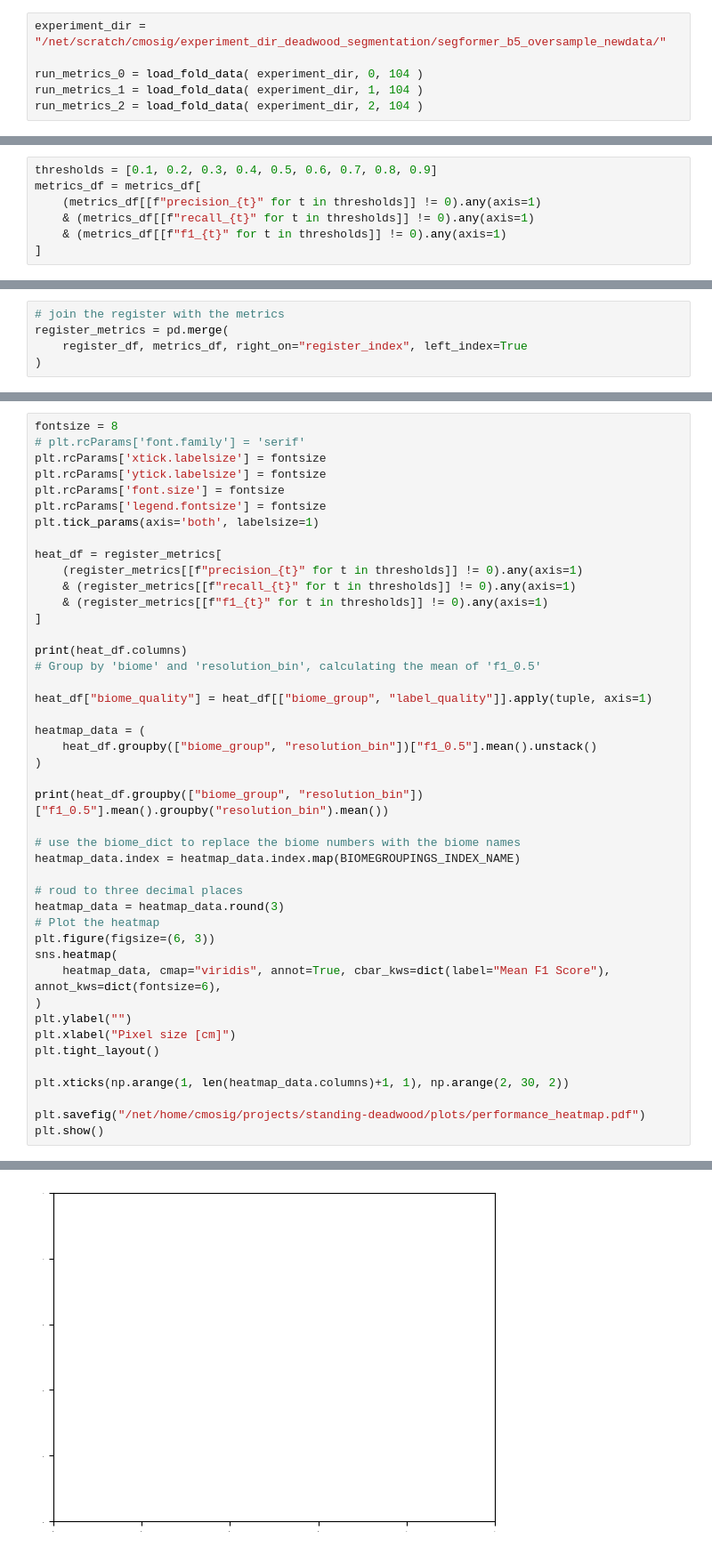
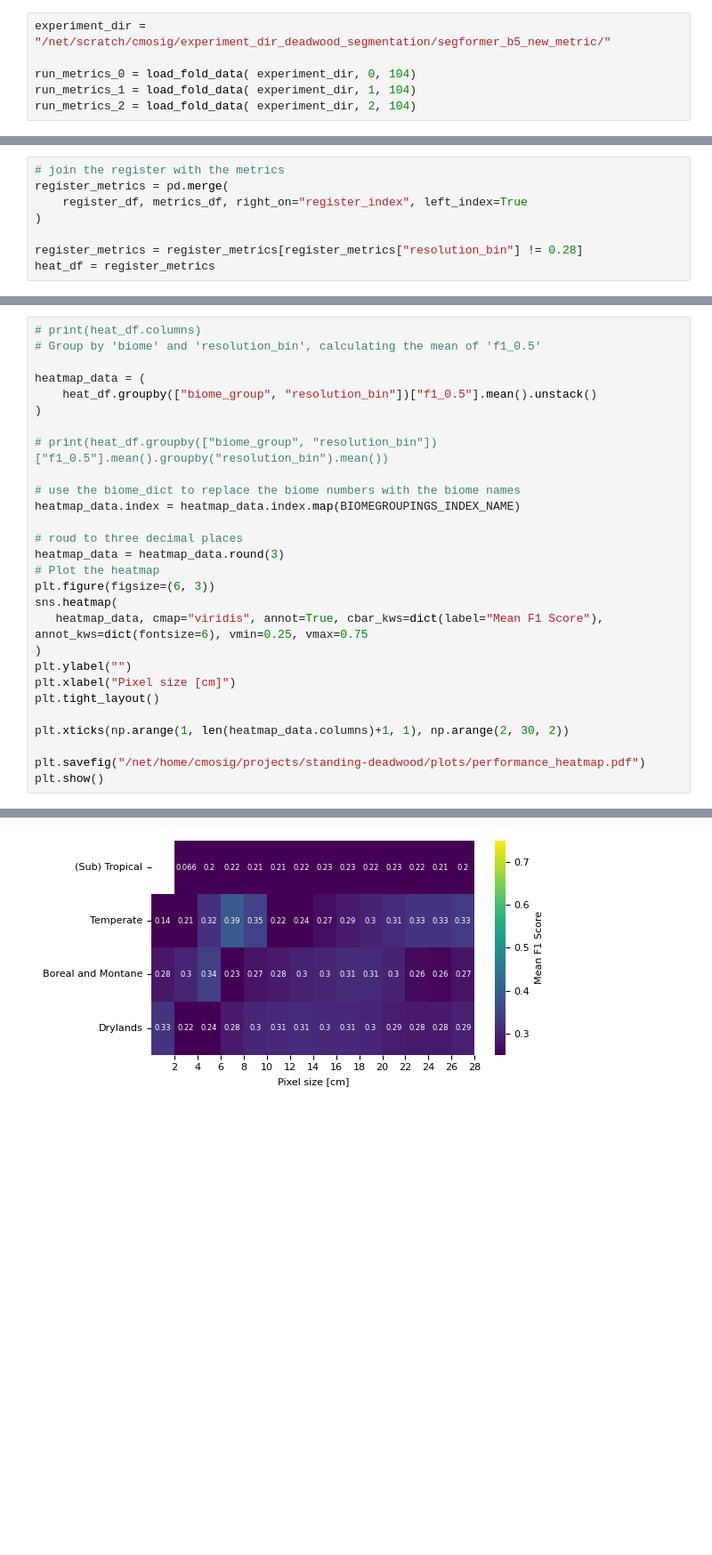
Before and after one commit to jmoeh/standing-deadwood, a Jupyter notebook: plotting_notebooks/100_performance_plots.ipynb, the cells around one changed output, grey strips where cells are left out. Shown: that part at 89% size. Cells and saved outputs as stored; diff of their text form; blank space fills up the shorter version.

Commit message:
update method to compute performance metrics for paper and add new figure

```diff
--- a/plotting_notebooks/100_performance_plots.ipynb
+++ b/plotting_notebooks/100_performance_plots.ipynb
@@ -62,9 +51,9 @@ memory usage: 29.6+ MB
 # %%
-experiment_dir = "/net/scratch/cmosig/experiment_dir_deadwood_segmentation/segformer_b5_oversample_newdata/"
+experiment_dir = "/net/scratch/cmosig/experiment_dir_deadwood_segmentation/segformer_b5_new_metric/"
 
-run_metrics_0 = load_fold_data( experiment_dir, 0, 104 )
-run_metrics_1 = load_fold_data( experiment_dir, 1, 104 )
-run_metrics_2 = load_fold_data( experiment_dir, 2, 104 )
+run_metrics_0 = load_fold_data( experiment_dir, 0, 104)
+run_metrics_1 = load_fold_data( experiment_dir, 1, 104)
+run_metrics_2 = load_fold_data( experiment_dir, 2, 104)
 # %%
 metrics_df = pd.concat([run_metrics_0, run_metrics_1, run_metrics_2], ignore_index=True)
 metrics_df
@@ -85,7 +73,0 @@ metrics_df
-# %%
-thresholds = [0.1, 0.2, 0.3, 0.4, 0.5, 0.6, 0.7, 0.8, 0.9]
-metrics_df = metrics_df[
-    (metrics_df[[f"precision_{t}" for t in thresholds]] != 0).any(axis=1)
-    & (metrics_df[[f"recall_{t}" for t in thresholds]] != 0).any(axis=1)
-    & (metrics_df[[f"f1_{t}" for t in thresholds]] != 0).any(axis=1)
-]
@@ -151,3 +92,6 @@ plt.show()
 register_metrics = pd.merge(
     register_df, metrics_df, right_on="register_index", left_index=True
 )
+
+register_metrics = register_metrics[register_metrics["resolution_bin"] != 0.28]
+heat_df = register_metrics
@@ -199,28 +127,12 @@ register_metrics = register_metrics[register_metrics["resolution_bin"] != 0.28]
 # %%
-fontsize = 8
-# plt.rcParams['font.family'] = 'serif'
-plt.rcParams['xtick.labelsize'] = fontsize
-plt.rcParams['ytick.labelsize'] = fontsize
-plt.rcParams['font.size'] = fontsize
-plt.rcParams['legend.fontsize'] = fontsize
-plt.tick_params(axis='both', labelsize=1)
-
-heat_df = register_metrics[
-    (register_metrics[[f"precision_{t}" for t in thresholds]] != 0).any(axis=1)
-    & (register_metrics[[f"recall_{t}" for t in thresholds]] != 0).any(axis=1)
-    & (register_metrics[[f"f1_{t}" for t in thresholds]] != 0).any(axis=1)
-]
-
-print(heat_df.columns)
+# print(heat_df.columns)
 # Group by 'biome' and 'resolution_bin', calculating the mean of 'f1_0.5'
-
-heat_df["biome_quality"] = heat_df[["biome_group", "label_quality"]].apply(tuple, axis=1)
 
 heatmap_data = (
     heat_df.groupby(["biome_group", "resolution_bin"])["f1_0.5"].mean().unstack()
 )
 
-print(heat_df.groupby(["biome_group", "resolution_bin"])["f1_0.5"].mean().groupby("resolution_bin").mean())
+# print(heat_df.groupby(["biome_group", "resolution_bin"])["f1_0.5"].mean().groupby("resolution_bin").mean())
 
 # use the biome_dict to replace the biome numbers with the biome names
 heatmap_data.index = heatmap_data.index.map(BIOMEGROUPINGS_INDEX_NAME)
@@ -230,7 +142,7 @@ heatmap_data = heatmap_data.round(3)
 # Plot the heatmap
 plt.figure(figsize=(6, 3))
 sns.heatmap(
-    heatmap_data, cmap="viridis", annot=True, cbar_kws=dict(label="Mean F1 Score"), annot_kws=dict(fontsize=6),
+   heatmap_data, cmap="viridis", annot=True, cbar_kws=dict(label="Mean F1 Score"), annot_kws=dict(fontsize=6), vmin=0.25, vmax=0.75
 )
 plt.ylabel("")
 plt.xlabel("Pixel size [cm]")
@@ -261 +156 @@ Name: f1_0.5, dtype: float64
-[figure, old version]
+[figure, new version]
```
Also changed, not shown: parts of 15 cells of this notebook, 11 other files.
